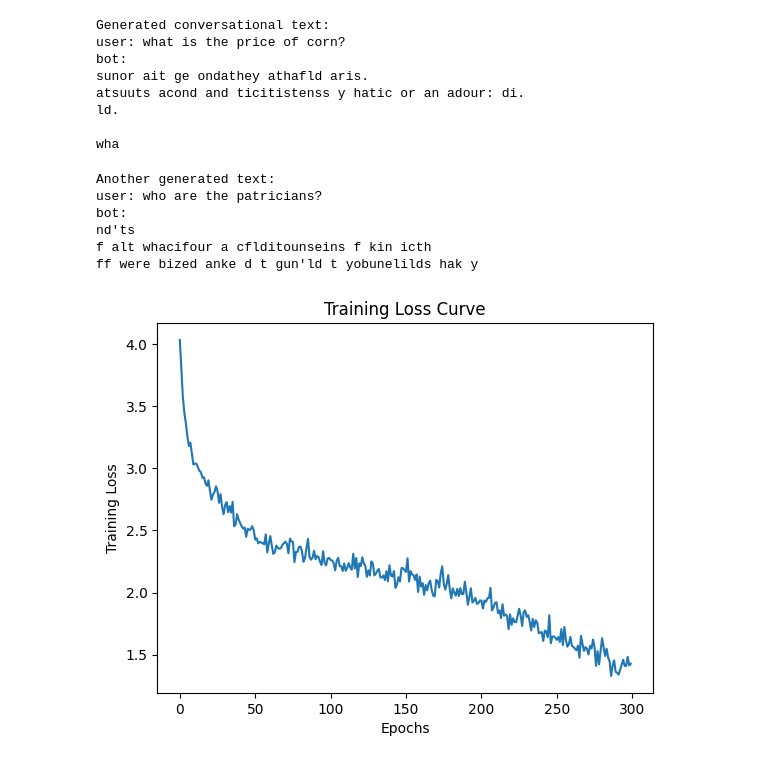
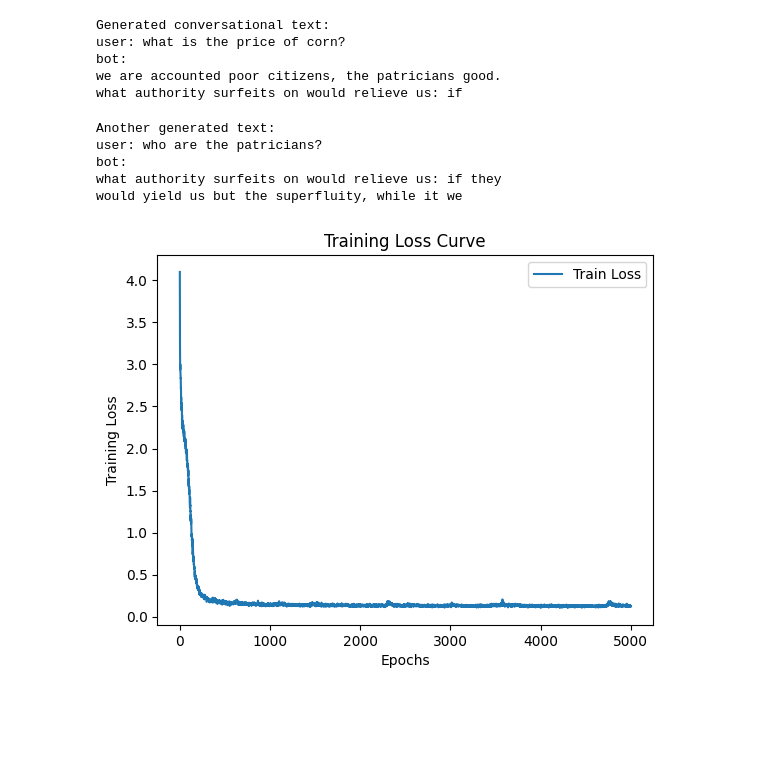
Before and after one commit to santiago-cruzlopez/WLV-MSc-AI, a Jupyter notebook: 02_Deep_Machine_Learning/W7_GANs_&_Transformers/03_nanoGPT.ipynb, the cells around one changed output. Cells and saved outputs as stored; diff of their text form; code cells hidden in the pictures; blank space fills up the shorter version.

Commit message:
7.8 Improve the nano Model

```diff
--- a/02_Deep_Machine_Learning/W7_GANs_&_Transformers/03_nanoGPT.ipynb
+++ b/02_Deep_Machine_Learning/W7_GANs_&_Transformers/03_nanoGPT.ipynb
@@ -12,11 +6,11 @@ To enable them in other operations, rebuild TensorFlow with the appropriate comp
 # %%
 # Hyperparameters
-batch_size = 16
+batch_size = 32  # Increased for stability
 block_size = 32  # Context length
-max_epochs = 300
+max_epochs = 5000  # Increased for better training
 learning_rate = 1e-3
-n_embd = 32
-n_head = 2
-n_layer = 3
+n_embd = 64  # Increased capacity
+n_head = 4  # More heads
+n_layer = 4  # More layers
 dropout = 0.0
 # %%
@@ -120,13 +114,14 @@ class GPT(Model):
             loss = tf.keras.losses.SparseCategoricalCrossentropy(from_logits=True)
             return logits, loss(targets, logits)
 
-    def generate(self, idx, max_new_tokens):
+    def generate(self, idx, max_new_tokens, temperature=0.8):  # Added temperature for better sampling
         for _ in range(max_new_tokens):
             idx_cond = idx[:, -block_size:]
             logits = self(idx_cond)
             logits = logits[:, -1, :]
+            logits = logits / temperature  # Apply temperature
             probs = tf.nn.softmax(logits, axis=-1)
-            idx_next = tf.cast(tf.random.categorical(tf.math.log(probs), num_samples=1), tf.int32)  # Cast to int32 to match idx dtype
+            idx_next = tf.cast(tf.random.categorical(tf.math.log(probs), num_samples=1), tf.int32)
             idx = tf.concat([idx, idx_next], axis=1)
         return idx
 # %%
@@ -158,6 +146,6 @@ for epoch in range(max_epochs):
     xb, yb = get_batch('train')
     loss = train_step(xb, yb)
     train_losses.append(loss.numpy())
-    if epoch % 100 == 0 or epoch == max_epochs - 1:
+    if epoch % 500 == 0 or epoch == max_epochs - 1:  # Print less frequently
         print(f"Epoch {epoch}: Training loss {loss.numpy():.4f}")
 # %% [output]
@@ -190,8 +185,8 @@ Perplexity: 3.9237
 # %%
 # Generate text examples (single-turn chatbot)
-prompt = "User: What is the price of corn?\nBot:\n".lower()  # Lowercase to match training data
+prompt = "user: what is the price of corn?\nbot:\n"  # Already lowercase
 context = np.array([encode(prompt)], dtype=np.int32)
-generated = model.generate(tf.constant(context), max_new_tokens=100)
+generated = model.generate(tf.constant(context), max_new_tokens=100, temperature=0.8)
 generated_text = prompt + decode(generated.numpy()[0, len(encode(prompt)):].tolist())
 print("Generated conversational text:")
 print(generated_text)
@@ -199,15 +194,12 @@ print(generated_text)
 Generated conversational text:
 user: what is the price of corn?
 bot:
-sunor ait ge ondathey athafld aris.
-atsuuts acond and ticitistenss y hatic or an adour: di.
-ld.
-
-wha
+we are accounted poor citizens, the patricians good.
+what authority surfeits on would relieve us: if
 # %%
-prompt2 = "User: Who are the patricians?\nBot:\n".lower()  # Lowercase to match training data
+prompt2 = "user: who are the patricians?\nbot:\n"  # Already lowercase
 context2 = np.array([encode(prompt2)], dtype=np.int32)
-generated2 = model.generate(tf.constant(context2), max_new_tokens=100)
+generated2 = model.generate(tf.constant(context2), max_new_tokens=100, temperature=0.8)
 generated_text2 = prompt2 + decode(generated2.numpy()[0, len(encode(prompt2)):].tolist())
 print("Another generated text:")
 print(generated_text2)
@@ -215,15 +207,15 @@ print(generated_text2)
 Another generated text:
 user: who are the patricians?
 bot:
-nd'ts
-f alt whacifour a cflditounseins f kin icth
-ff were bized anke d t gun'ld t yobunelilds hak y
+what authority surfeits on would relieve us: if they
+would yield us but the superfluity, while it we
 # %%
 # For graphs: Plot loss curve
-plt.plot(train_losses)
+plt.plot(train_losses, label='Train Loss')
 plt.xlabel('Epochs')
 plt.ylabel('Training Loss')
+plt.legend()
 plt.title('Training Loss Curve')
 plt.show()
 # %% [output]
-[figure, old version]
+[figure, new version]
```
Also changed, not shown: parts of 5 cells of this notebook.
